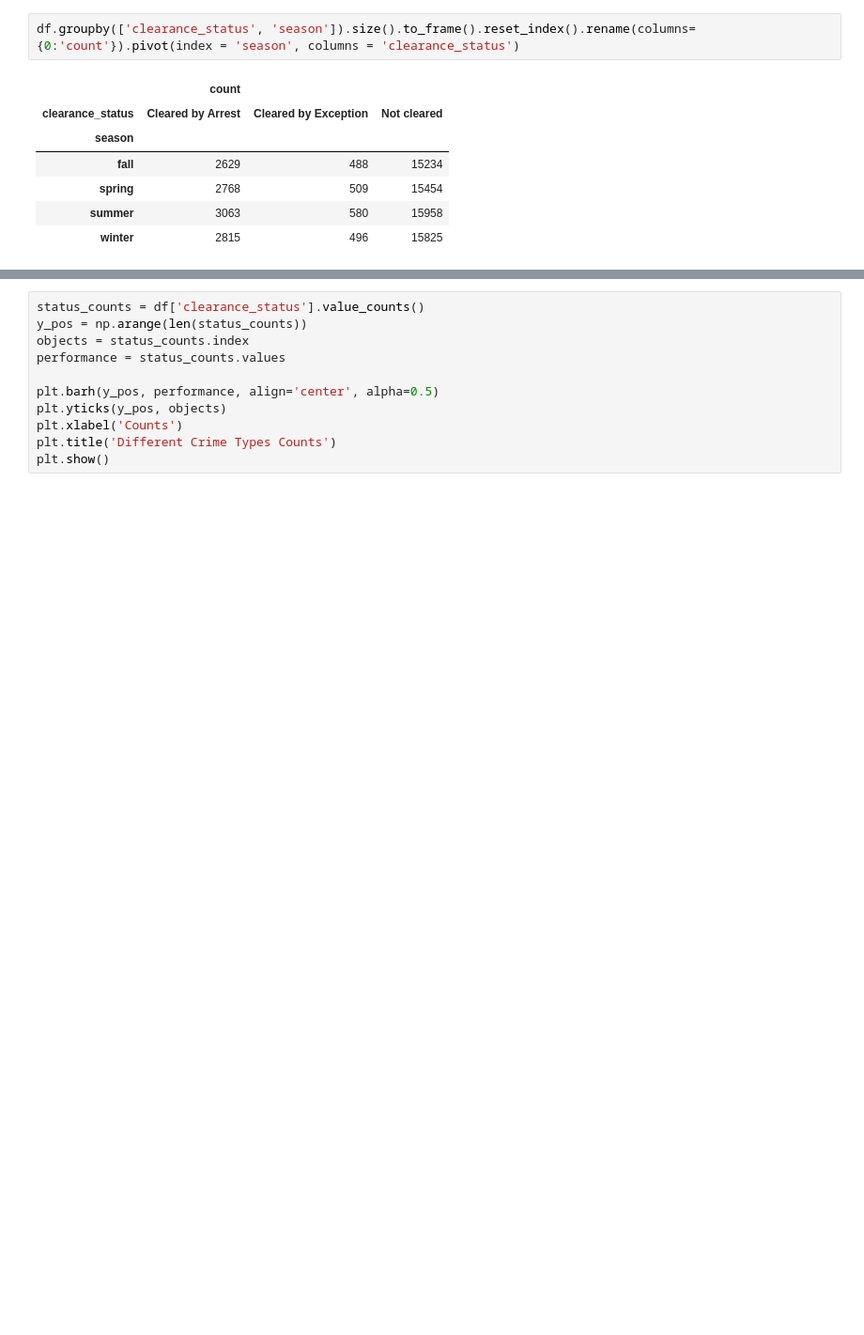
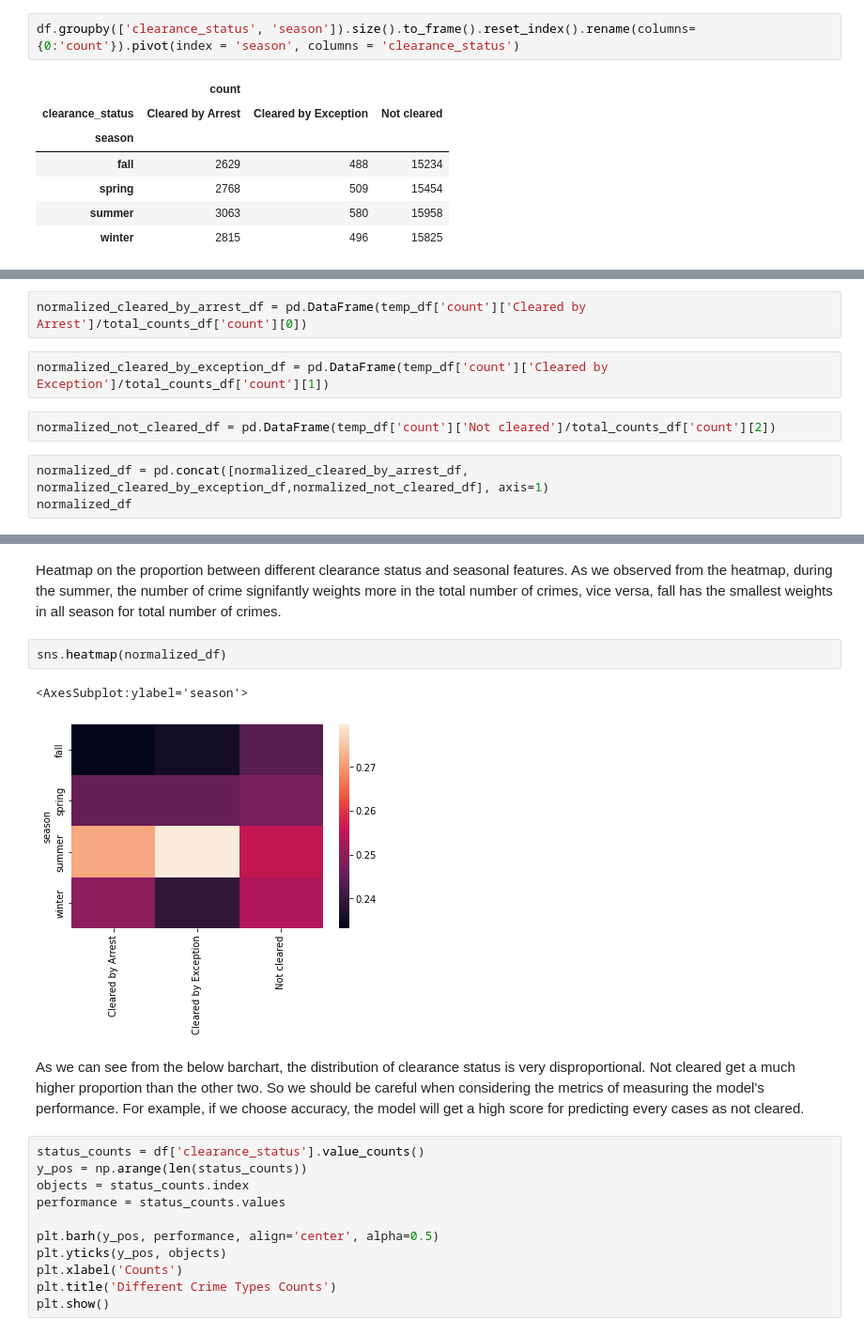
Before and after one commit to COGS118A/Group042-Sp22, a Jupyter notebook: Checkpoint_group042.ipynb, the cells around one changed output, grey strips where cells are left out. Shown at 94% size. Drawn from its saved outputs; the diff is of its cells as text; blank space fills up the shorter version.

```diff
--- a/Checkpoint_group042.ipynb
+++ b/Checkpoint_group042.ipynb
@@ -214,0 +232,9 @@ sns.heatmap(df.groupby(['clearance_status', 'season']).size().to_frame().reset_i
+# %%
+normalized_cleared_by_arrest_df = pd.DataFrame(temp_df['count']['Cleared by Arrest']/total_counts_df['count'][0])
+# %%
+normalized_cleared_by_exception_df = pd.DataFrame(temp_df['count']['Cleared by Exception']/total_counts_df['count'][1])
+# %%
+normalized_not_cleared_df = pd.DataFrame(temp_df['count']['Not cleared']/total_counts_df['count'][2])
+# %%
+normalized_df = pd.concat([normalized_cleared_by_arrest_df, normalized_cleared_by_exception_df,normalized_not_cleared_df], axis=1)
+normalized_df
@@ -215,3 +248,12 @@ sns.heatmap(df.groupby(['clearance_status', 'season']).size().to_frame().reset_i
+# %% [markdown]
+Heatmap on the proportion between different clearance status and seasonal features. As we observed from the heatmap, during the summer, the number of crime signifantly weights more in the total number of crimes, vice versa, fall has the smallest weights in all season for total number of crimes.
+# %%
+sns.heatmap(normalized_df)
+# %% [output]
+<AxesSubplot:ylabel='season'>
+[figure, added]
+# %% [markdown]
+As we can see from the below barchart, the distribution of clearance status is very disproportional. Not cleared get a much higher proportion than the other two. So we should be careful when considering the metrics of measuring the model's performance. For example, if we choose accuracy, the model will get a high score for predicting every cases as not cleared.
 # %%
 status_counts = df['clearance_status'].value_counts()
 y_pos = np.arange(len(status_counts))
```
Also changed, not shown: parts of 10 cells of this notebook.
